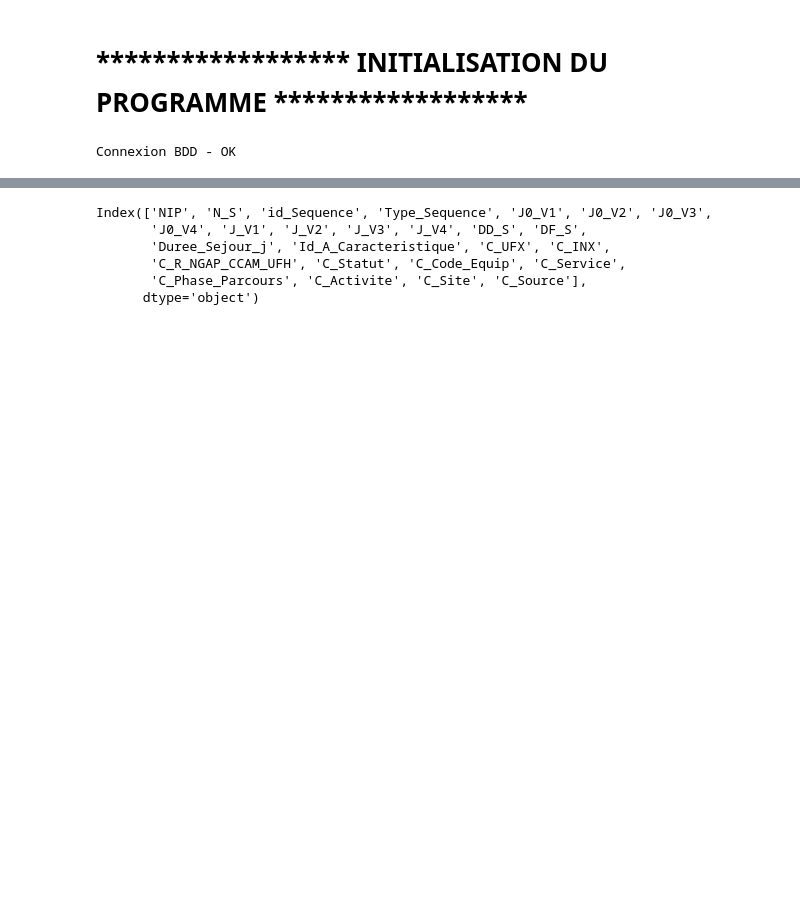
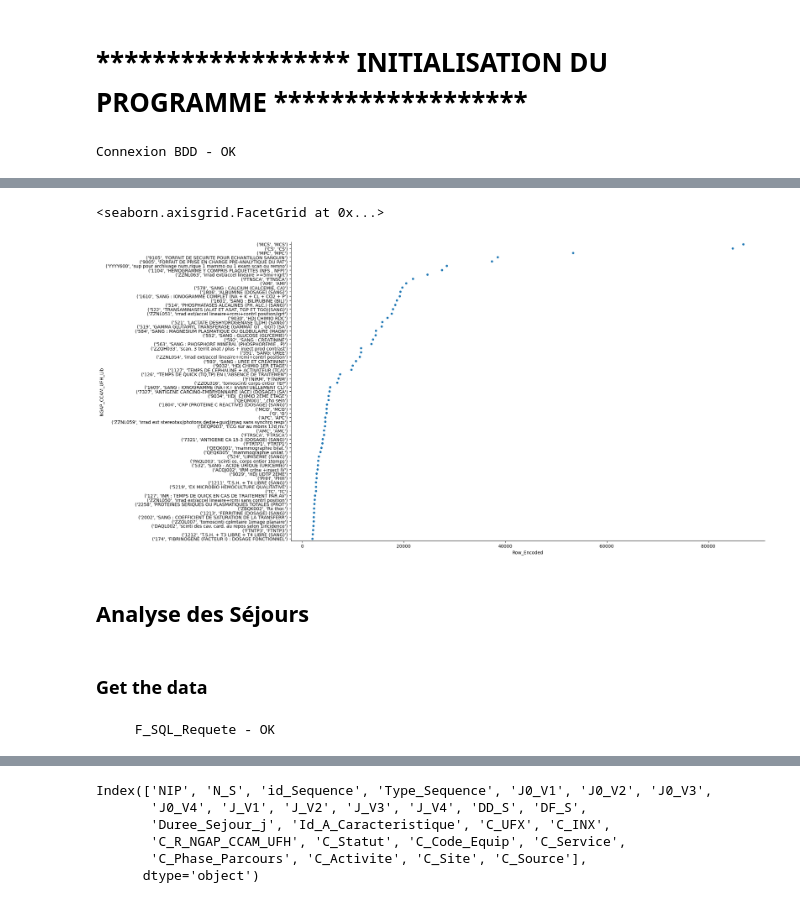
Before and after one commit to VinceWeber/ML-ICO-Activity, a Jupyter notebook: 02 - Preprocessing Data/Parcours_NB.ipynb, the cells around one changed output, grey strips where cells are left out. Cells and saved outputs as stored; diff of their text form; code cells hidden in the pictures; blank space fills up the shorter version.

```diff
--- a/02 - Preprocessing Data/Parcours_NB.ipynb
+++ b/02 - Preprocessing Data/Parcours_NB.ipynb
@@ -191,0 +207,3 @@ plt.show()
+# %%
+df_refCCAM_NGAP_UFH=Actes_Total.groupby(['NGAP_CCAM_UFH','NGAP_CCAM_UFH_Lib'], group_keys=False).count().sort_values(by='Row_Encoded' , ascending=False)
+df_refCCAM_NGAP_UFH['ID_A']
@@ -191,0 +224,37 @@ plt.show()
+# %%
+cut_off=2000
+
+plot=sns.catplot(data=df_refCCAM_NGAP_UFH[df_refCCAM_NGAP_UFH['ID_A']>cut_off], x="Row_Encoded",y="NGAP_CCAM_UFH_Lib",height=10,aspect=2)
+plot.set_yticklabels(labels=df_refCCAM_NGAP_UFH[df_refCCAM_NGAP_UFH['ID_A']>cut_off].index.to_list(), rotation=0)
+# %% [output]
+<seaborn.axisgrid.FacetGrid at 0x...>
+[figure, added]
+# %% [markdown]
+## Analyse des Séjours
+# %% [markdown]
+### Get the data
+# %%
+#Get all actes in the Dataset
+
+Requete = """
+    SELECT Table_Enc_Sejours.[N_S]
+      ,Table_Enc_Sejours.[Row_Encoded]
+      ,Table_Enc_Sejours.[Cle_Sejour_Encoded]
+	  ,Table_Activite.[UFX] as CARAC_UFX
+	  ,Table_Activite.[UFX_CL] as CARAC_UFX_CL
+	  ,CONCAT(Table_Activite.[R_NGAP],Table_Activite.[R_CCAM],Table_Activite.[UFH]) as NGAP_CCAM_UFH
+	  ,CONCAT(Table_Activite.[AC_Lib],Table_Activite.CCAM_AC_Lib,Table_Activite.[UFH_L]) as NGAP_CCAM_UFH
+  FROM [ICO_Activite].[dbo].[Tmp_Sejour_Encoded] as Table_Enc_Sejours,
+	   [ICO_Activite].[dbo].[Tmp_A_Actes_Table_Analyse] as Table_Activite,
+	   [ICO_Activite].[dbo].[Tmp_A3_Soins] as Table_act_caract_Soins --,
+	   --[ICO_Activite].[dbo].[Tmp_A3_SOS] as Table_act_caract_SOS
+
+  WHERE Table_act_caract_Soins.N_S=Table_Enc_Sejours.N_S AND
+		Table_act_caract_Soins.Id_A_Caracteristique=Table_Activite.ID_A
+
+  ORDER BY N_S
+  """
+
+Sejours_Total=FSQLC.F_SQL_Requete(FSQLC.cnxn,Requete,FSQLC.pyodbc,'No')
+# %% [output]
+     F_SQL_Requete - OK
```
Also changed, not shown: parts of 86 cells of this notebook, 55 other files.
